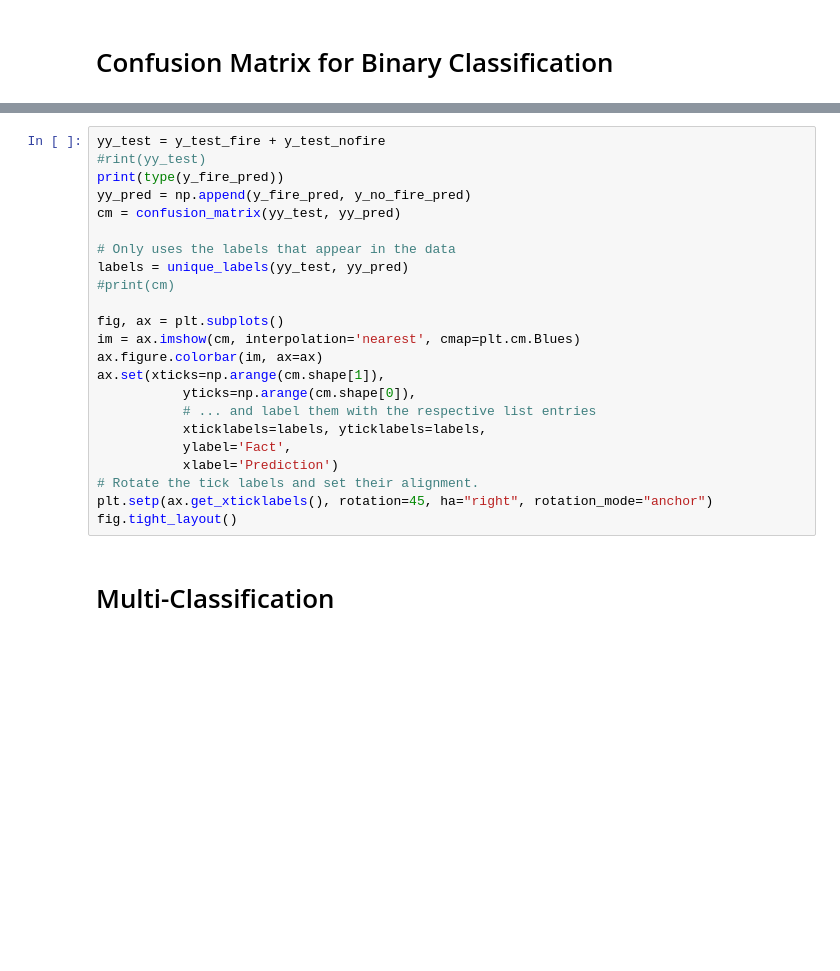
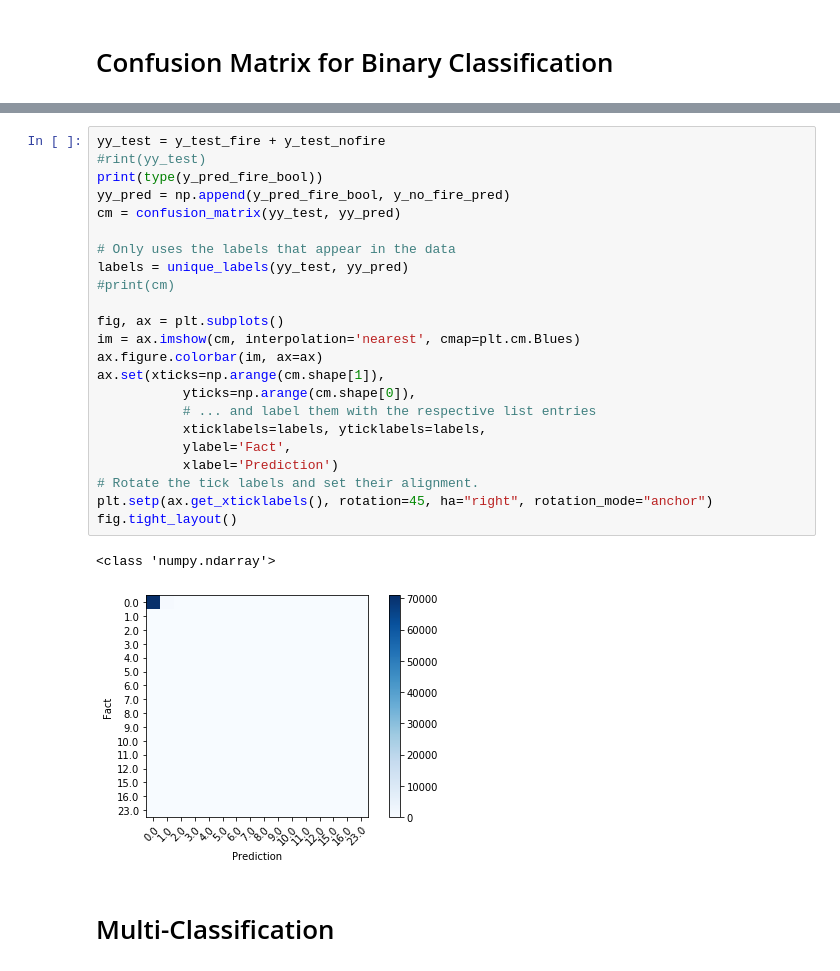
Before and after one commit to Davidloku1234567/CS221Project, a Jupyter notebook: fancierClassifier/Classification Bundle.ipynb, the cells around one changed output, grey strips where cells are left out. Saved outputs shown, nothing was run; the diff lists cells and outputs as text; blank space fills up the shorter version.

```diff
--- a/fancierClassifier/Classification Bundle.ipynb
+++ b/fancierClassifier/Classification Bundle.ipynb
@@ -210,26 +220,29 @@ for i, _ in enumerate(dt_fnf.feature_importances_):
 # %%
 yy_test = y_test_fire + y_test_nofire
 #rint(yy_test)
-print(type(y_fire_pred))
-yy_pred = np.append(y_fire_pred, y_no_fire_pred)
+print(type(y_pred_fire_bool))
+yy_pred = np.append(y_pred_fire_bool, y_no_fire_pred)
 cm = confusion_matrix(yy_test, yy_pred)
 
 # Only uses the labels that appear in the data
 labels = unique_labels(yy_test, yy_pred)
 #print(cm)
 
 fig, ax = plt.subplots()
 im = ax.imshow(cm, interpolation='nearest', cmap=plt.cm.Blues)
 ax.figure.colorbar(im, ax=ax)
 ax.set(xticks=np.arange(cm.shape[1]),
            yticks=np.arange(cm.shape[0]),
            # ... and label them with the respective list entries
            xticklabels=labels, yticklabels=labels,
            ylabel='Fact',
            xlabel='Prediction')
 # Rotate the tick labels and set their alignment.
 plt.setp(ax.get_xticklabels(), rotation=45, ha="right", rotation_mode="anchor")
 fig.tight_layout()
+# %% [output]
+<class 'numpy.ndarray'>
+[figure, added]
 # %% [markdown]
 # Multi-Classification
 # %% [markdown]
```
Also changed, not shown: parts of 9 cells of this notebook.
